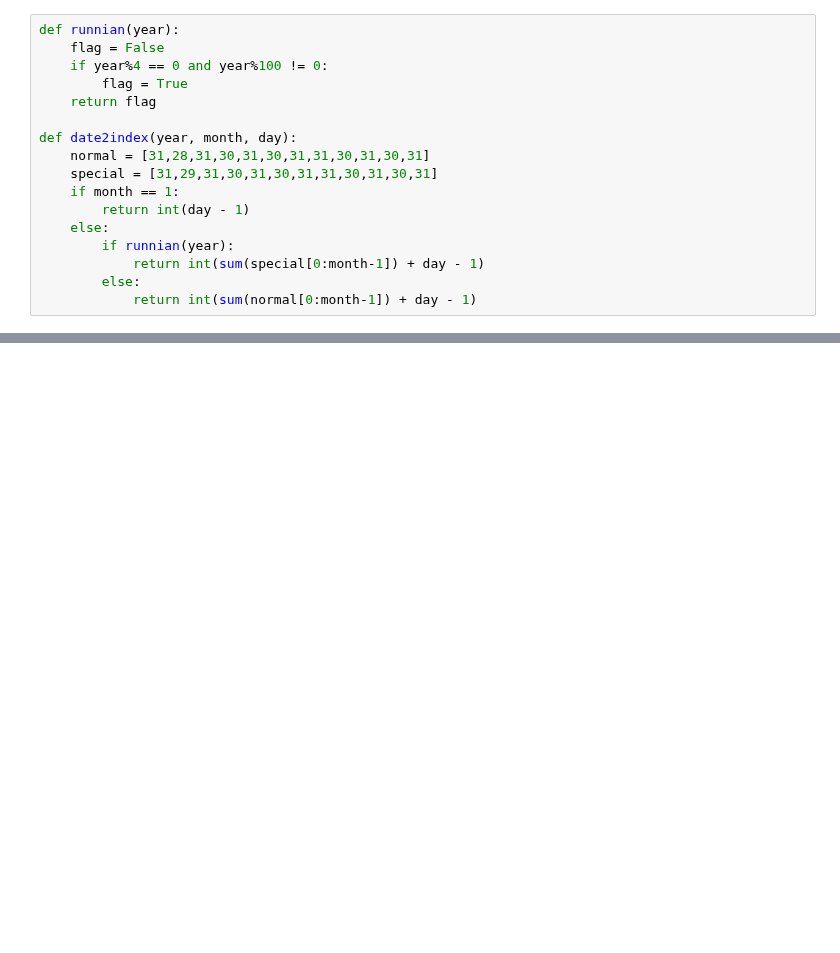
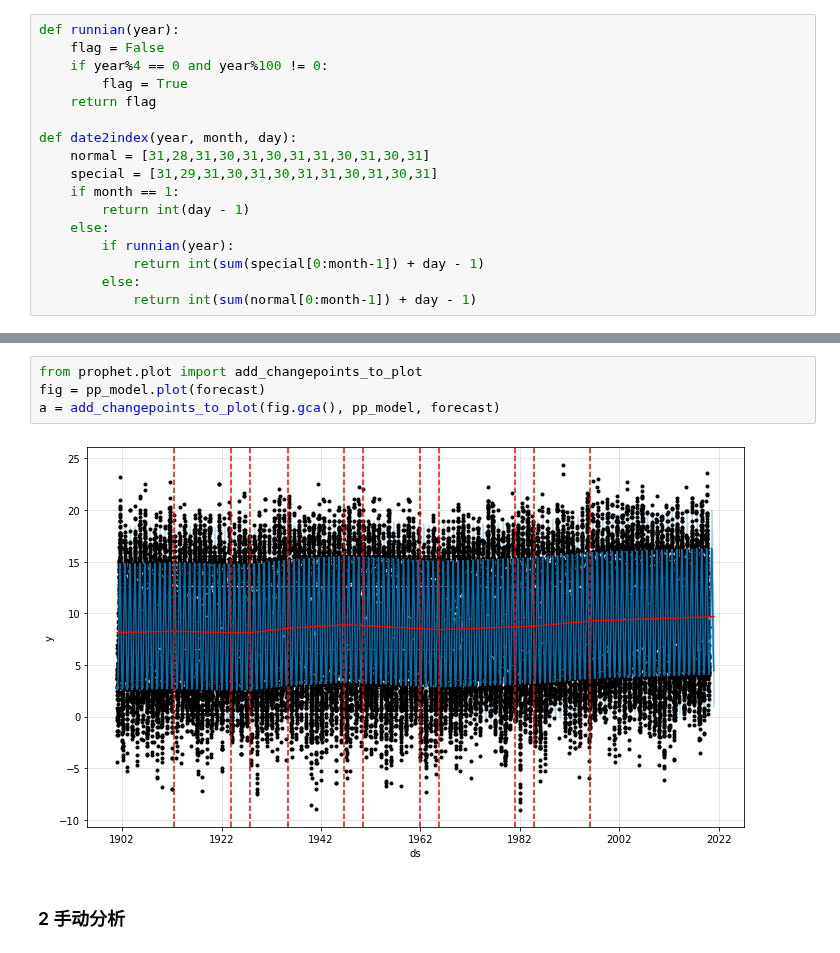
Before and after one commit to fww228/ees-mini-project, a Jupyter notebook: proj.ipynb, the cells around one changed output, grey strips where cells are left out. Saved outputs shown, nothing was run; the diff lists cells and outputs as text; blank space fills up the shorter version.

```diff
--- a/proj.ipynb
+++ b/proj.ipynb
@@ -87,0 +127,8 @@ def date2index(year, month, day):
+# %%
+from prophet.plot import add_changepoints_to_plot
+fig = pp_model.plot(forecast)
+a = add_changepoints_to_plot(fig.gca(), pp_model, forecast)
+# %% [output]
+[figure, added]
+# %% [markdown]
+### 2 手动分析
```
Also changed, not shown: parts of 9 cells of this notebook, 2 other files.
